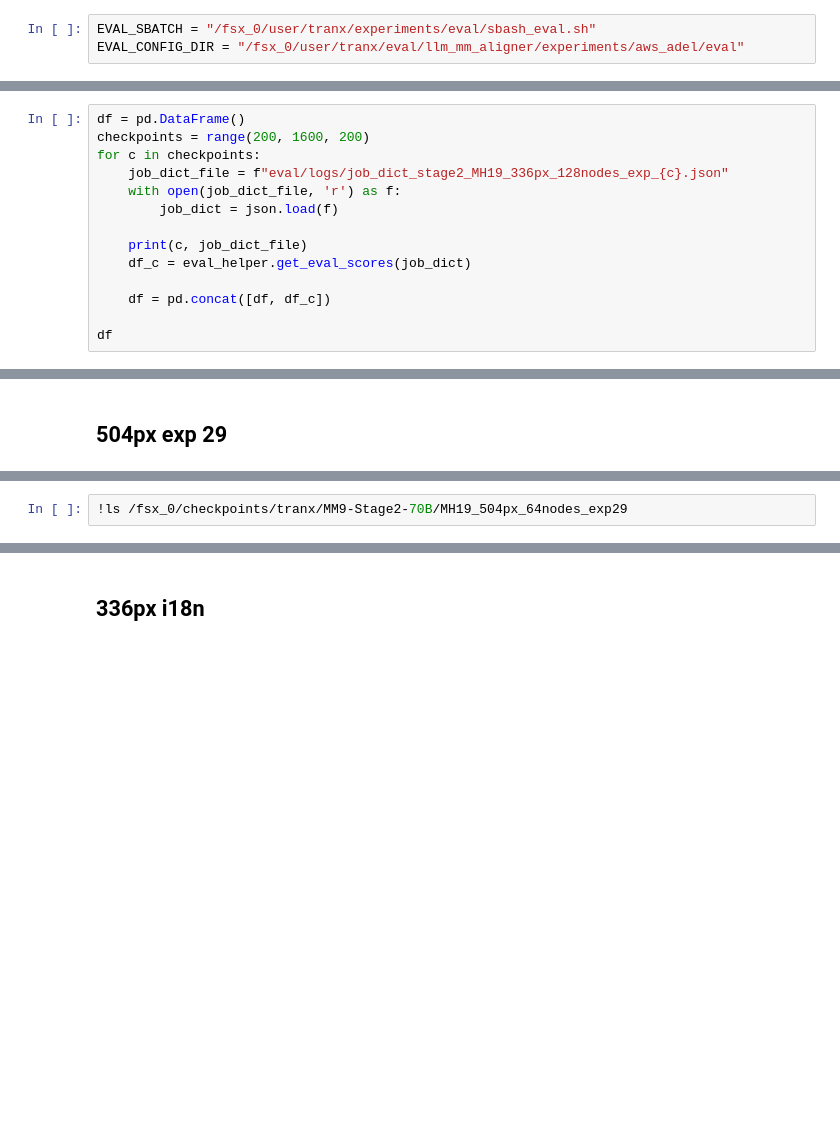
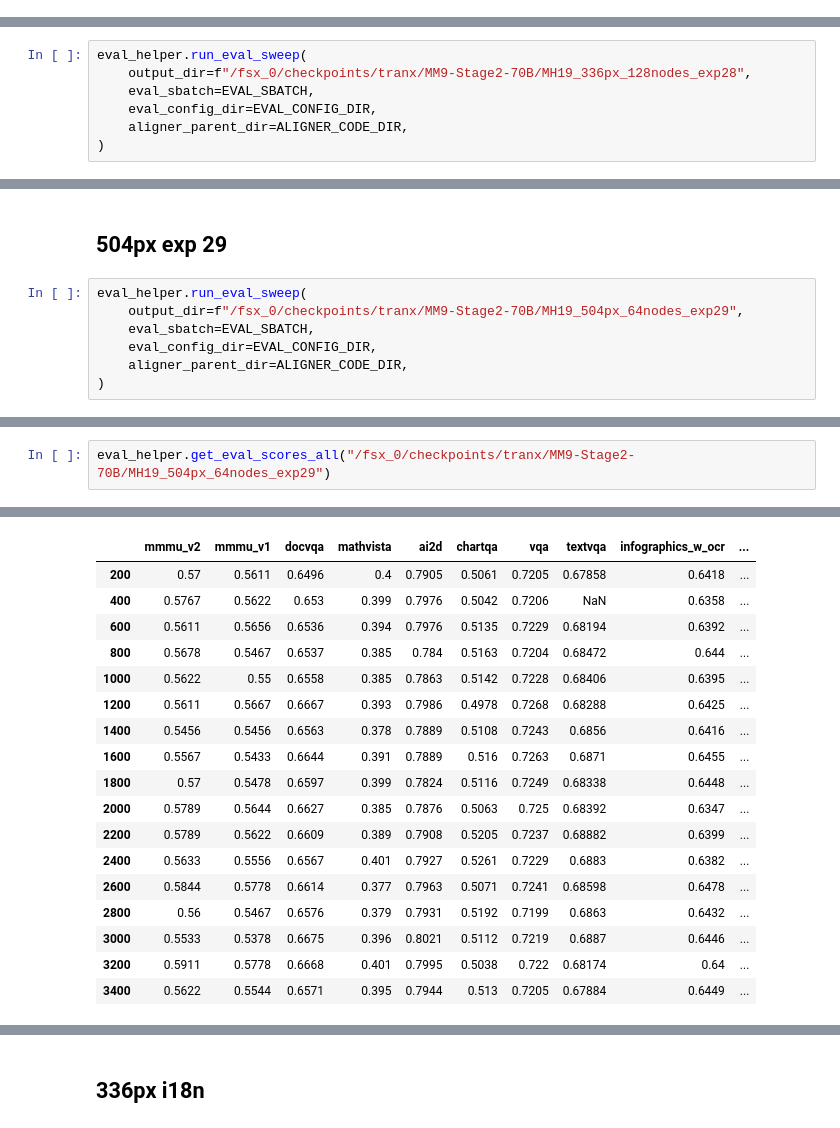
Before and after one commit to harrytranx/experiments, a Jupyter notebook: eval.ipynb, the cells around one changed output, grey strips where cells are left out. Drawn from its saved outputs; the diff is of its cells as text; blank space fills up the shorter version.

Commit message:
update eval codes

```diff
--- a/eval.ipynb
+++ b/eval.ipynb
@@ -362,5 +402,2 @@ checkpoints
-# %%
-EVAL_SBATCH = "/fsx_0/user/tranx/experiments/eval/sbash_eval.sh"
-EVAL_CONFIG_DIR = "/fsx_0/user/tranx/eval/llm_mm_aligner/experiments/aws_adel/eval"
 # %% [markdown]
 ## Exp 28
@@ -405,14 +403,0 @@ job_dict saved to eval/logs/job_dict_stage2_MH19_336px_128nodes_exp28_1400.json
-# %%
-df = pd.DataFrame()
-checkpoints = range(200, 1600, 200)
-for c in checkpoints:
-    job_dict_file = f"eval/logs/job_dict_stage2_MH19_336px_128nodes_exp_{c}.json"
-    with open(job_dict_file, 'r') as f:
-        job_dict = json.load(f)
-
-    print(c, job_dict_file)
-    df_c = eval_helper.get_eval_scores(job_dict)
-
-    df = pd.concat([df, df_c])
-
-df
@@ -446,0 +404,7 @@ df.to_csv('stage2_eval_3200_4600.csv')
+# %%
+eval_helper.run_eval_sweep(
+    output_dir=f"/fsx_0/checkpoints/tranx/MM9-Stage2-70B/MH19_336px_128nodes_exp28",
+    eval_sbatch=EVAL_SBATCH,
+    eval_config_dir=EVAL_CONFIG_DIR,
+    aligner_parent_dir=ALIGNER_CODE_DIR,
+)
@@ -447,2 +427,9 @@ df.to_csv('stage2_eval_3200_4600.csv')
 # %% [markdown]
 ## 504px exp 29
+# %%
+eval_helper.run_eval_sweep(
+    output_dir=f"/fsx_0/checkpoints/tranx/MM9-Stage2-70B/MH19_504px_64nodes_exp29",
+    eval_sbatch=EVAL_SBATCH,
+    eval_config_dir=EVAL_CONFIG_DIR,
+    aligner_parent_dir=ALIGNER_CODE_DIR,
+)
@@ -449,3 +454,3 @@ df.to_csv('stage2_eval_3200_4600.csv')
 # %%
-!ls /fsx_0/checkpoints/tranx/MM9-Stage2-70B/MH19_504px_64nodes_exp29
+eval_helper.get_eval_scores_all("/fsx_0/checkpoints/tranx/MM9-Stage2-70B/MH19_504px_64nodes_exp29")
 # %% [output]
@@ -453,0 +474,18 @@ checkpoint-1200  checkpoint-400  checkpoint-800
+|  | mmmu_v2 | mmmu_v1 | docvqa | mathvista | ai2d | chartqa | vqa | textvqa | infographics_w_ocr | ... |
+| 200 | 0.57 | 0.5611 | 0.6496 | 0.4 | 0.7905 | 0.5061 | 0.7205 | 0.67858 | 0.6418 | ... |
+| 400 | 0.5767 | 0.5622 | 0.653 | 0.399 | 0.7976 | 0.5042 | 0.7206 | NaN | 0.6358 | ... |
+| 600 | 0.5611 | 0.5656 | 0.6536 | 0.394 | 0.7976 | 0.5135 | 0.7229 | 0.68194 | 0.6392 | ... |
+| 800 | 0.5678 | 0.5467 | 0.6537 | 0.385 | 0.784 | 0.5163 | 0.7204 | 0.68472 | 0.644 | ... |
+| 1000 | 0.5622 | 0.55 | 0.6558 | 0.385 | 0.7863 | 0.5142 | 0.7228 | 0.68406 | 0.6395 | ... |
+| 1200 | 0.5611 | 0.5667 | 0.6667 | 0.393 | 0.7986 | 0.4978 | 0.7268 | 0.68288 | 0.6425 | ... |
+| 1400 | 0.5456 | 0.5456 | 0.6563 | 0.378 | 0.7889 | 0.5108 | 0.7243 | 0.6856 | 0.6416 | ... |
+| 1600 | 0.5567 | 0.5433 | 0.6644 | 0.391 | 0.7889 | 0.516 | 0.7263 | 0.6871 | 0.6455 | ... |
+| 1800 | 0.57 | 0.5478 | 0.6597 | 0.399 | 0.7824 | 0.5116 | 0.7249 | 0.68338 | 0.6448 | ... |
+| 2000 | 0.5789 | 0.5644 | 0.6627 | 0.385 | 0.7876 | 0.5063 | 0.725 | 0.68392 | 0.6347 | ... |
+| 2200 | 0.5789 | 0.5622 | 0.6609 | 0.389 | 0.7908 | 0.5205 | 0.7237 | 0.68882 | 0.6399 | ... |
+| 2400 | 0.5633 | 0.5556 | 0.6567 | 0.401 | 0.7927 | 0.5261 | 0.7229 | 0.6883 | 0.6382 | ... |
+| 2600 | 0.5844 | 0.5778 | 0.6614 | 0.377 | 0.7963 | 0.5071 | 0.7241 | 0.68598 | 0.6478 | ... |
+| 2800 | 0.56 | 0.5467 | 0.6576 | 0.379 | 0.7931 | 0.5192 | 0.7199 | 0.6863 | 0.6432 | ... |
+| 3000 | 0.5533 | 0.5378 | 0.6675 | 0.396 | 0.8021 | 0.5112 | 0.7219 | 0.6887 | 0.6446 | ... |
+| 3200 | 0.5911 | 0.5778 | 0.6668 | 0.401 | 0.7995 | 0.5038 | 0.722 | 0.68174 | 0.64 | ... |
+| 3400 | 0.5622 | 0.5544 | 0.6571 | 0.395 | 0.7944 | 0.513 | 0.7205 | 0.67884 | 0.6449 | ... |
```
Also changed, not shown: parts of 17 cells of this notebook, 7 other files.
